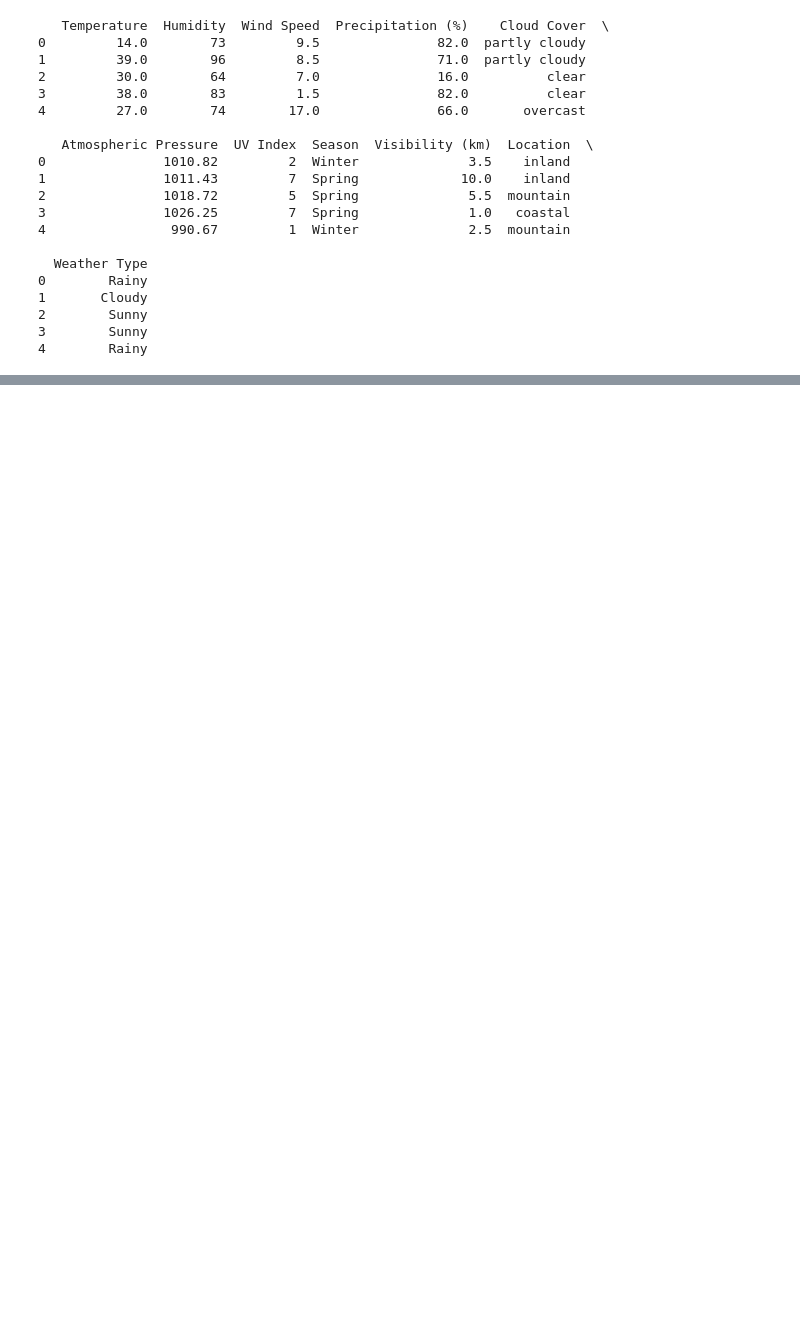
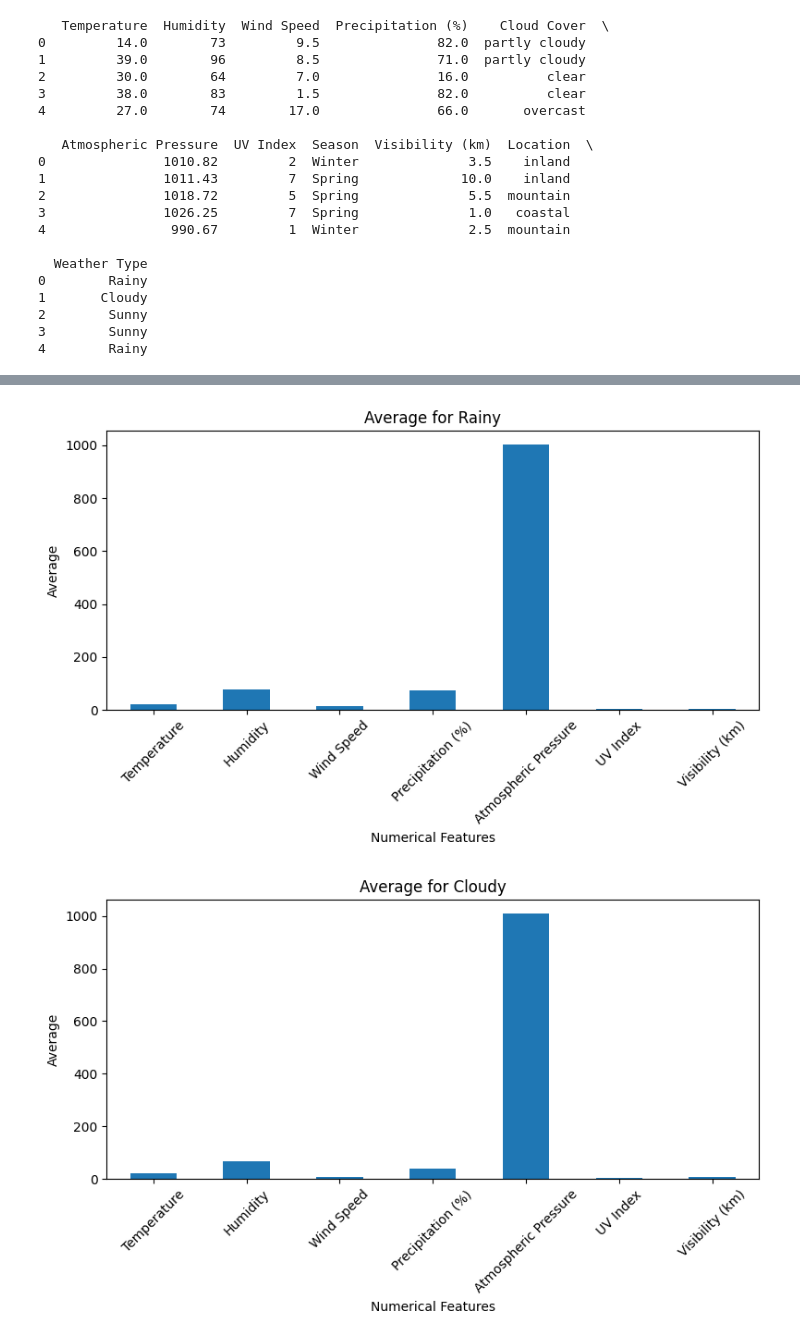
Before and after one commit to SofiaAzzahra09/Group3-Weather-Type, a Jupyter notebook: notebooks/preprocessing_notebook.ipynb, the cells around one changed output, grey strips where cells are left out. Cells and saved outputs as stored; diff of their text form; code cells hidden in the pictures; blank space fills up the shorter version.

```diff
--- a/notebooks/preprocessing_notebook.ipynb
+++ b/notebooks/preprocessing_notebook.ipynb
@@ -34,0 +203,5 @@ print(df.head())
+# %%
+plot_weather_type_bar(df, 'Weather Type', numerical_column, cols_per_row=2)
+# %% [output]
+[figure, added]
+[figure, added]
```
Also changed, not shown: parts of 22 cells of this notebook, 4 other files.
